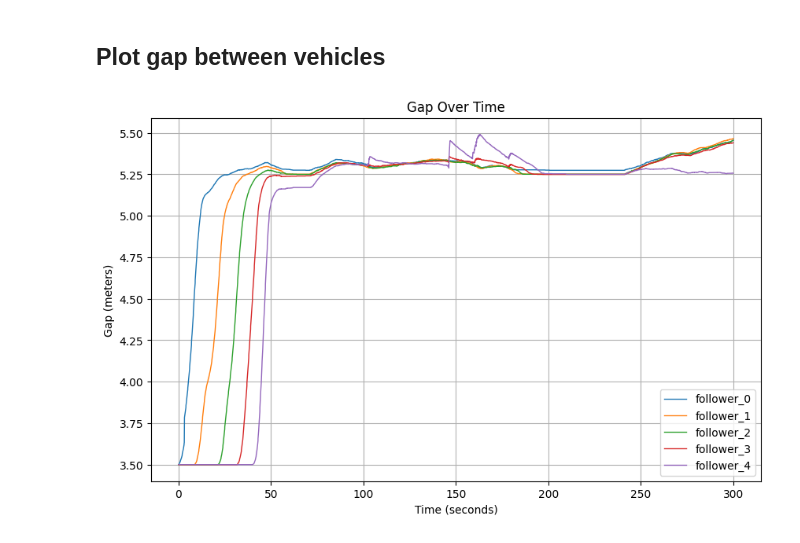
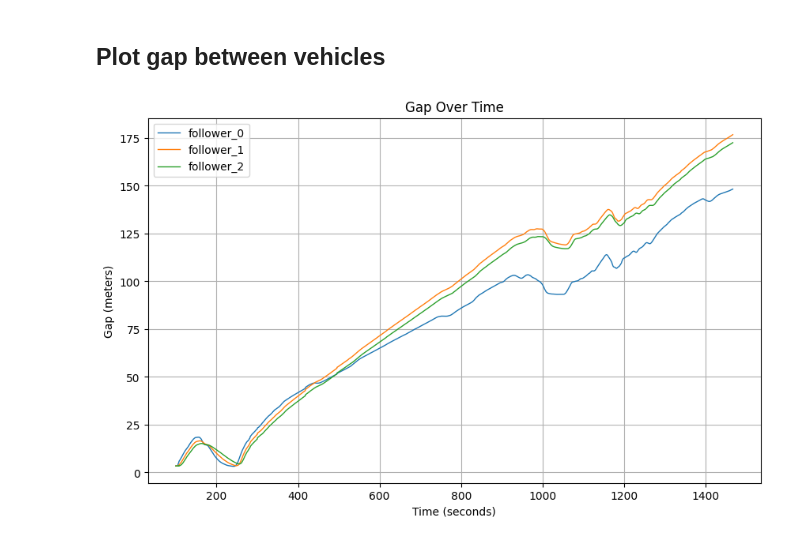
Before and after one commit to shihabict/carla_simulation, a Jupyter notebook: research/analysis_recorded_data.ipynb, the cells around one changed output. Saved outputs shown, nothing was run; the diff lists cells and outputs as text; code cells hidden in the pictures.

```diff
--- a/research/analysis_recorded_data.ipynb
+++ b/research/analysis_recorded_data.ipynb
@@ -24,7 +24,7 @@ def load_data(file_path: str) -> pd.DataFrame:
     return df
 # %%
 # load recorded data
-data = load_data("Reports/sim_data_FS_nV_4_ref30.csv")
+data = load_data("Reports/sim_data_FS_IDM_avg_ref_nV_2_ref25_f0.02.csv")
 data.head(10)
 # %% [output]
 |  | time | name | x | y | z | speed | acc | gap | command_velocity | ... |
@@ -127,29 +75,0 @@ dtype: float64
-# %%
-# plot follower_5 gap distribution for first nth records
-# def plot_gap_distribution(data: pd.DataFrame,follower_name: str, n: int = None):
-#     follower_gap_data = data[data['name'] == follower_name][['gap']]
-#     if n:
-#         follower_gap_data = follower_gap_data.iloc[:n]
-#     plt.figure(figsize=(10, 6))
-#     plt.plot(follower_gap_data['gap'], color='blue')
-#     plt.title('Gap Distribution for Follower 5')
-#     plt.xlabel('Gap (meters)')
-#     plt.ylabel('Frequency')
-#     plt.grid(True)
-#     plt.show()
-
-def plot_gap_over_time(data: pd.DataFrame, follower_name: str, n: int = None):
-    follower_gap_data = data[data['name'] == follower_name][['time', 'gap']]
-    leader_data = data[data['name'] == 'leader'][['time', 'speed']]
-    if n:
-        follower_gap_data = follower_gap_data.iloc[:n]
-        leader_data = leader_data.iloc[:n]
-    plt.figure(figsize=(10, 6))
-    plt.plot(follower_gap_data['time'], follower_gap_data['gap'], color='blue')
-    plt.plot(leader_data['time'], leader_data['speed'], color='red', label='Leader Gap', linewidth=2)
-    plt.title(f'Gap Over Time for {follower_name}')
-    plt.xlabel('Time (seconds)')
-    plt.ylabel('Gap (meters)')
-    plt.legend()
-    plt.grid(True)
-    plt.show()
@@ -351,6 +209,6 @@ def plot_gap_over_time(data: pd.DataFrame, follower: str, max_points, min_points
     plt.grid(True)
     plt.show()
 # %%
-plot_gap_over_time(data, 'follower', max_points=15000,min_points=0)
+plot_gap_over_time(data, 'follower', max_points=205000,min_points=0)
 # %% [output]
-[figure, old version]
+[figure, new version]
```
Also changed, not shown: parts of 28 cells of this notebook.
